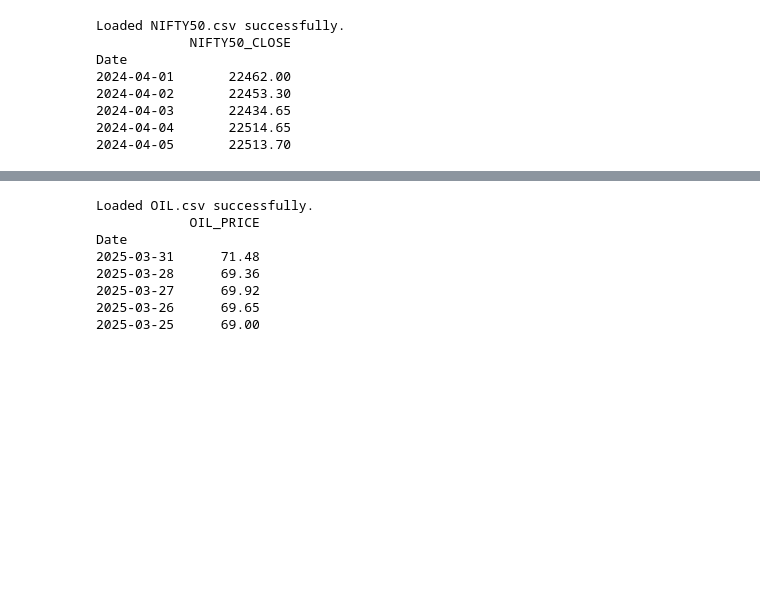
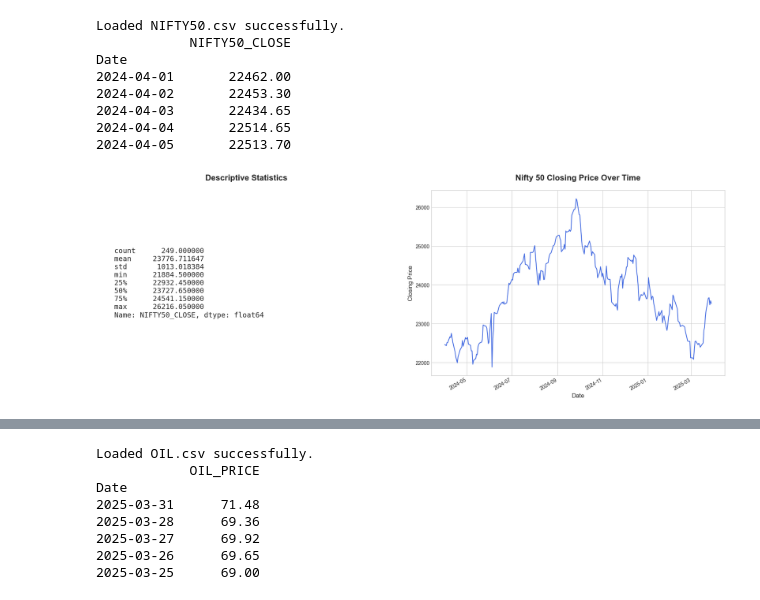
Before and after one commit to Neelanjan2448040/Econometrics, a Jupyter notebook: LAB-2/LAB_2.ipynb, the cells around one changed output, grey strips where cells are left out. Saved outputs shown, nothing was run; the diff lists cells and outputs as text; code cells hidden in the pictures; blank space fills up the shorter version.

```diff
--- a/LAB-2/LAB_2.ipynb
+++ b/LAB-2/LAB_2.ipynb
@@ -13,6 +16,6 @@ from statsmodels.stats.outliers_influence import variance_inflation_factor
 # %%
 # Load Nifty 50 Data
-nifty_df = pd.read_csv("G:/5th trimester/Econometrics/Labs/LAB-2/NIFTY50.csv")
+nifty_df = pd.read_csv("G:/5th trimester/Econometrics-code/Labs/LAB-2/NIFTY50.csv")
 nifty_df.columns = nifty_df.columns.str.strip()
 nifty_df = nifty_df[['Date', 'Close']] # Keep only Date and Close columns
 nifty_df.rename(columns={'Close': 'NIFTY50_CLOSE'}, inplace=True)
@@ -29,3 +32,32 @@ Date
 2024-04-03       22434.65
 2024-04-04       22514.65
 2024-04-05       22513.70
+# %%
+description = nifty_df['NIFTY50_CLOSE'].describe()
+
+# Creatimg the side-by-side plot
+plt.style.use('seaborn-v0_8-whitegrid')
+fig, (ax1, ax2) = plt.subplots(1, 2, figsize=(18, 7))
+
+# Displaying the descriptive statistics
+ax1.axis('off') # Hide the axes
+ax1.text(
+    x=0.05,
+    y=0.5,
+    s=str(description),
+    fontsize=14,
+    fontfamily='monospace', # Monospace font for better alignment
+    verticalalignment='center'
+)
+ax1.set_title('Descriptive Statistics', fontsize=16, pad=20, weight='bold')
+
+# Plotting the closing price
+sns.lineplot(data=nifty_df, x=nifty_df.index, y='NIFTY50_CLOSE', ax=ax2, color='royalblue')
+ax2.set_title('Nifty 50 Closing Price Over Time', fontsize=16, pad=20, weight='bold')
+ax2.set_xlabel('Date', fontsize=12)
+ax2.set_ylabel('Closing Price', fontsize=12)
+fig.autofmt_xdate() # Automatically format the x-axis dates
+plt.tight_layout(pad=3.0)
+plt.show()
+# %% [output]
+[figure, added]
```
Also changed, not shown: parts of 14 cells of this notebook.
